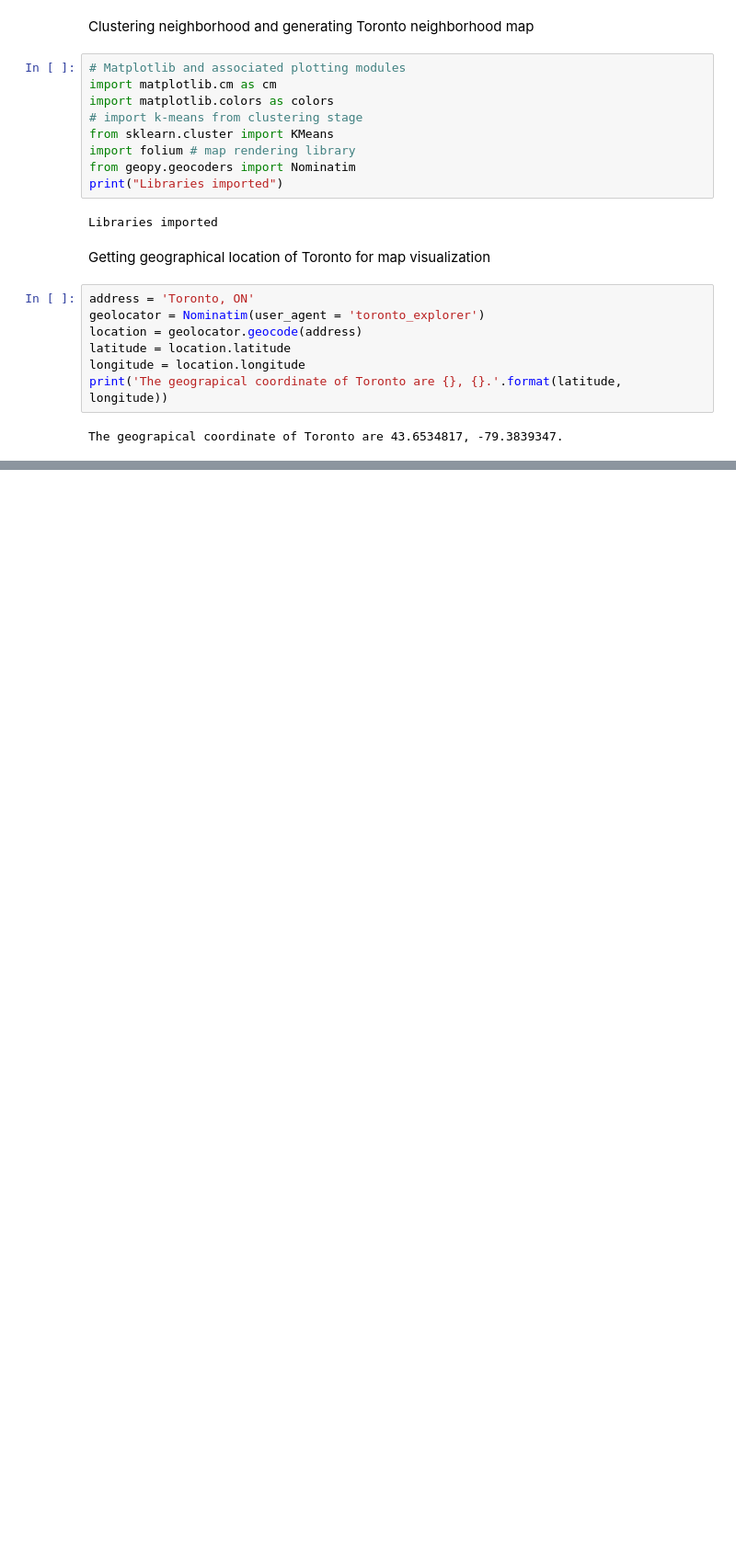
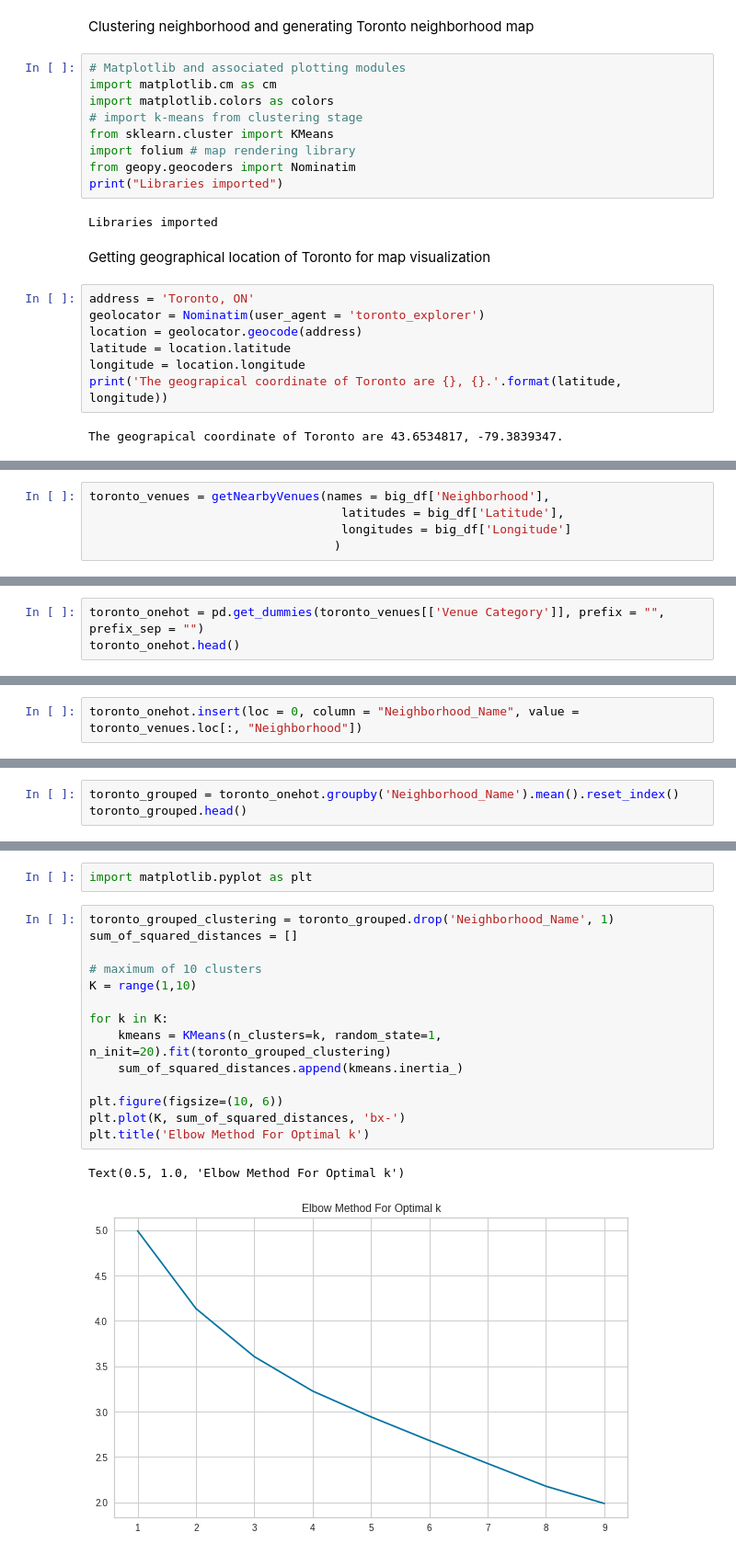
Before and after one commit to HenryVu27/Coursera_Capstone, a Jupyter notebook: Toronto.ipynb, the cells around one changed output, grey strips where cells are left out. Shown: that part at 92% size. Drawn from its saved outputs; the diff is of its cells as text; blank space fills up the shorter version.

```diff
--- a/Toronto.ipynb
+++ b/Toronto.ipynb
@@ -95,0 +170,5 @@ map_toronto
+# %%
+toronto_venues = getNearbyVenues(names = big_df['Neighborhood'],
+                                   latitudes = big_df['Latitude'],
+                                   longitudes = big_df['Longitude']
+                                  )
@@ -95,0 +196,3 @@ map_toronto
+# %%
+toronto_onehot = pd.get_dummies(toronto_venues[['Venue Category']], prefix = "", prefix_sep = "")
+toronto_onehot.head()
@@ -95,0 +206,2 @@ map_toronto
+# %%
+toronto_onehot.insert(loc = 0, column = "Neighborhood_Name", value = toronto_venues.loc[:, "Neighborhood"])
@@ -95,0 +210,3 @@ map_toronto
+# %%
+toronto_grouped = toronto_onehot.groupby('Neighborhood_Name').mean().reset_index()
+toronto_grouped.head()
@@ -95,0 +275,19 @@ map_toronto
+# %%
+import matplotlib.pyplot as plt
+# %%
+toronto_grouped_clustering = toronto_grouped.drop('Neighborhood_Name', 1)
+sum_of_squared_distances = []
+
+# maximum of 10 clusters
+K = range(1,10)
+
+for k in K:
+    kmeans = KMeans(n_clusters=k, random_state=1, n_init=20).fit(toronto_grouped_clustering)
+    sum_of_squared_distances.append(kmeans.inertia_)
+
+plt.figure(figsize=(10, 6))
+plt.plot(K, sum_of_squared_distances, 'bx-')
+plt.title('Elbow Method For Optimal k')
+# %% [output]
+Text(0.5, 1.0, 'Elbow Method For Optimal k')
+[figure, added]
```
Also changed, not shown: parts of 49 cells of this notebook.
